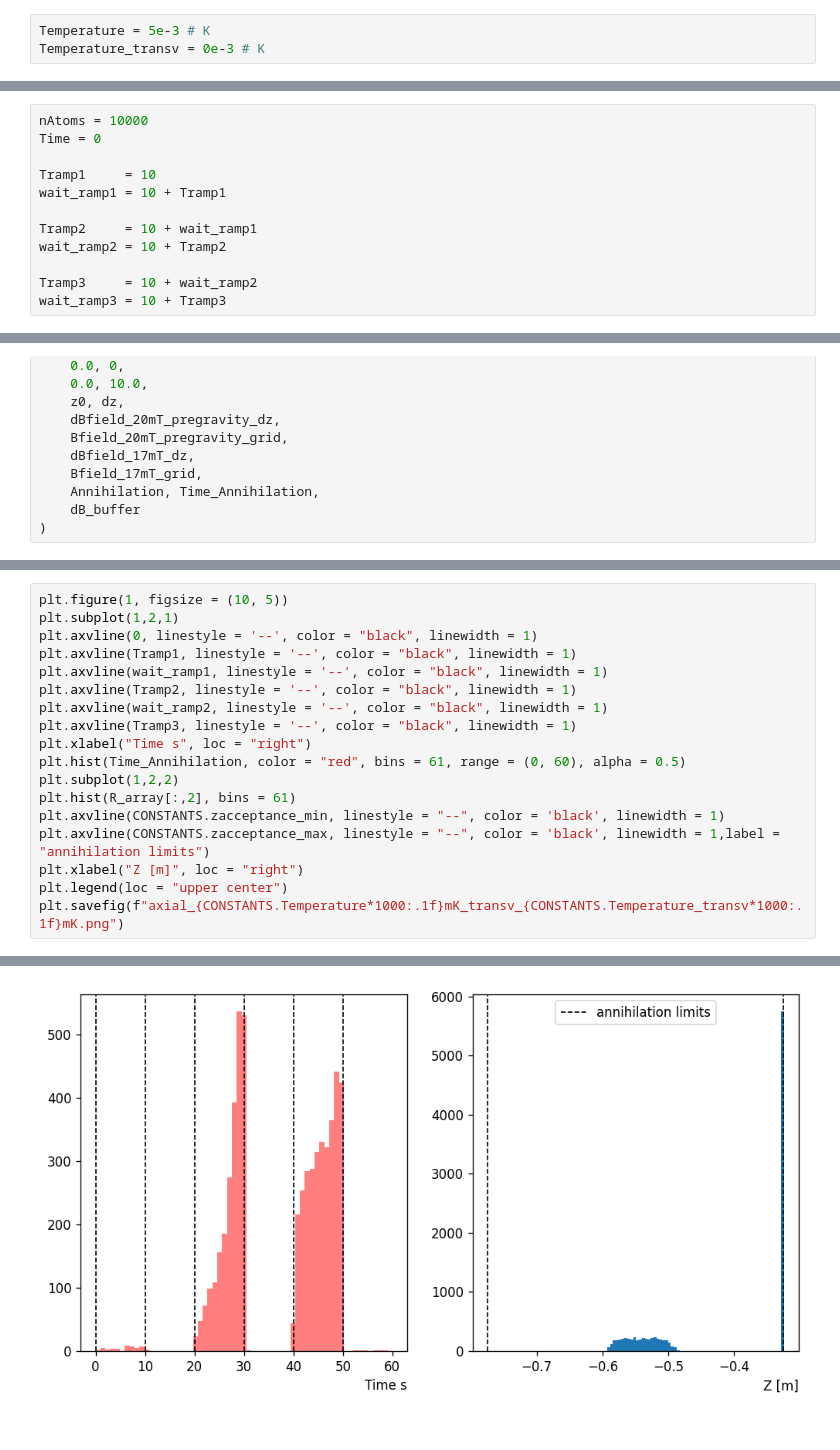
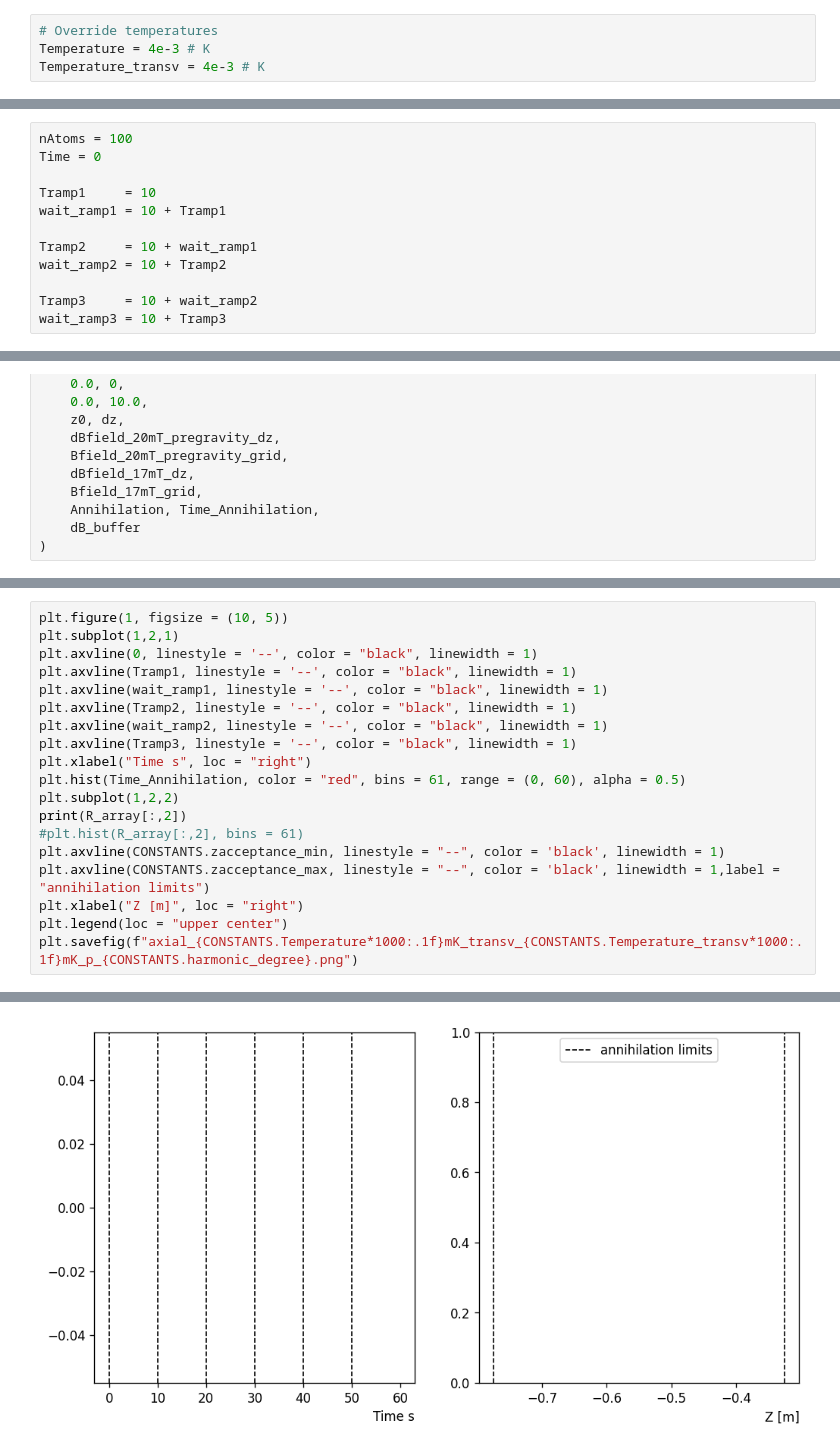
Before and after one commit to Adrianodelvincio/alphag_frequentist_analysis_2025, a Jupyter notebook: toy/Simulation.ipynb, the cells around one changed output, grey strips where cells are left out. Drawn from its saved outputs; the diff is of its cells as text.

```diff
--- a/toy/Simulation.ipynb
+++ b/toy/Simulation.ipynb
@@ -16,5 +22,6 @@ Requirement already satisfied: llvmlite<0.46,>=0.45.0dev0 in /home/adriano/.loca
 # %%
-Temperature = 5e-3 # K
-Temperature_transv = 0e-3 # K
+# Override temperatures
+Temperature = 4e-3 # K
+Temperature_transv = 4e-3 # K
 # %%
 class constants:
@@ -161,7 +193,7 @@ Bfield_2p5mT_grid           = np.array(Bfield_2p5mT(zgrid))
 # %% [markdown]
 ## Simulation Setting
 # %%
-nAtoms = 10000
+nAtoms = 100
 Time = 0
 
 Tramp1     = 10
@@ -441,10 +476,11 @@ plt.axvline(Tramp3, linestyle = '--', color = "black", linewidth = 1)
 plt.xlabel("Time s", loc = "right")
 plt.hist(Time_Annihilation, color = "red", bins = 61, range = (0, 60), alpha = 0.5)
 plt.subplot(1,2,2)
-plt.hist(R_array[:,2], bins = 61)
+print(R_array[:,2])
+#plt.hist(R_array[:,2], bins = 61)
 plt.axvline(CONSTANTS.zacceptance_min, linestyle = "--", color = 'black', linewidth = 1)
 plt.axvline(CONSTANTS.zacceptance_max, linestyle = "--", color = 'black', linewidth = 1,label = "annihilation limits")
 plt.xlabel("Z [m]", loc = "right")
 plt.legend(loc = "upper center")
-plt.savefig(f"axial_{CONSTANTS.Temperature*1000:.1f}mK_transv_{CONSTANTS.Temperature_transv*1000:.1f}mK.png")
+plt.savefig(f"axial_{CONSTANTS.Temperature*1000:.1f}mK_transv_{CONSTANTS.Temperature_transv*1000:.1f}mK_p_{CONSTANTS.harmonic_degree}.png")
 # %% [output]
@@ -451 +493 @@ plt.savefig(f"axial_{CONSTANTS.Temperature*1000:.1f}mK_transv_{CONSTANTS.Tempera
-[figure, old version]
+[figure, new version]
```
Also changed, not shown: parts of 6 cells of this notebook, 3 other files.
